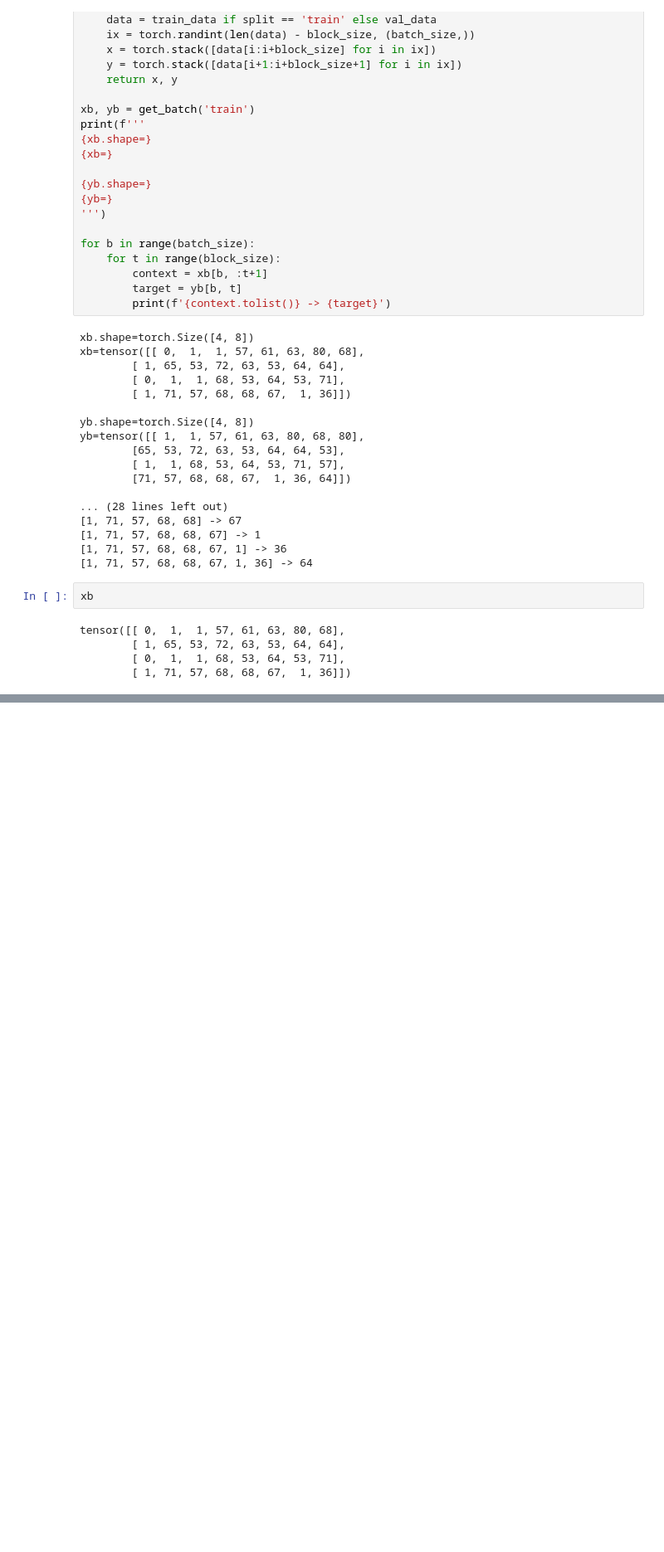
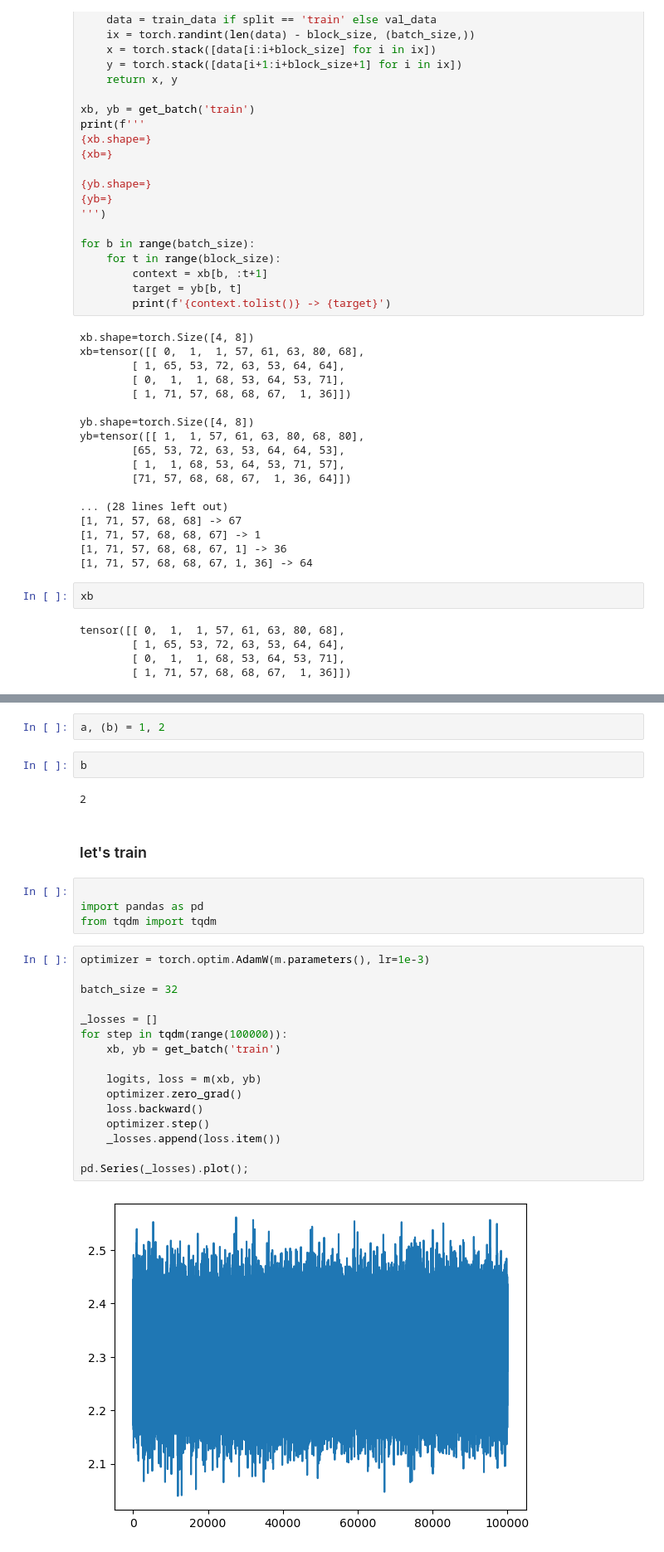
Before and after one commit to paavopere/nn-zero-to-hero-code-along, a Jupyter notebook: code-along/gpt.ipynb, the cells around one changed output, grey strips where cells are left out. Shown: that part at 83% size. Saved outputs shown, nothing was run; the diff lists cells and outputs as text; blank space fills up the shorter version.

```diff
--- a/code-along/gpt.ipynb
+++ b/code-along/gpt.ipynb
@@ -192,0 +225,30 @@ tensor([[[ 0.3374, -0.1778, -0.3035,  ..., -1.4465,  0.2553, -0.5496],
+# %%
+a, (b) = 1, 2
+# %%
+b
+# %% [output]
+2
+# %% [markdown]
+### let's train
+# %%
+
+import pandas as pd
+from tqdm import tqdm
+# %%
+optimizer = torch.optim.AdamW(m.parameters(), lr=1e-3)
+
+batch_size = 32
+
+_losses = []
+for step in tqdm(range(100000)):
+    xb, yb = get_batch('train')
+
+    logits, loss = m(xb, yb)
+    optimizer.zero_grad()
+    loss.backward()
+    optimizer.step()
+    _losses.append(loss.item())
+
+pd.Series(_losses).plot();
+# %% [output]
+[figure, added]
```
Also changed, not shown: parts of 7 cells of this notebook.
